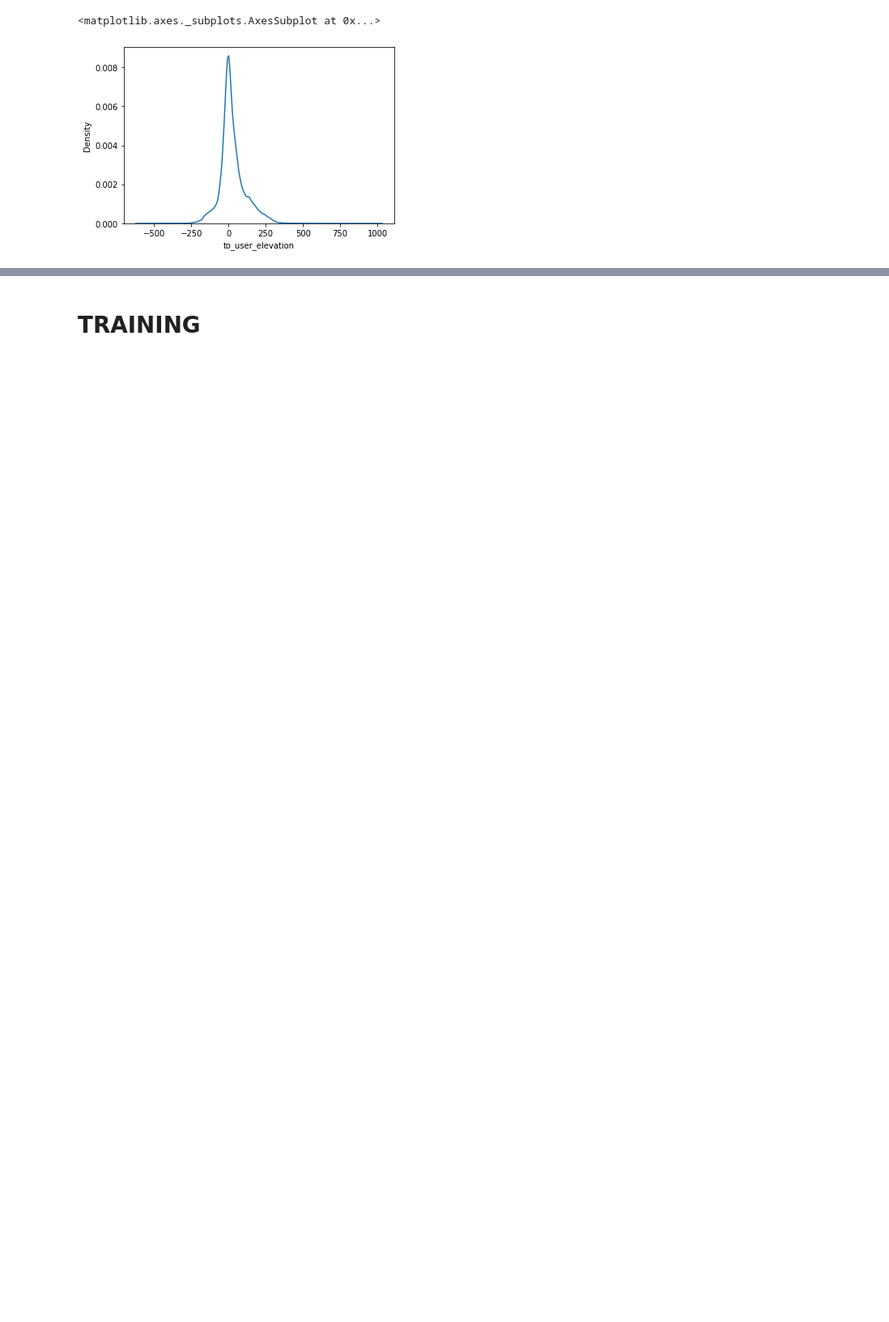
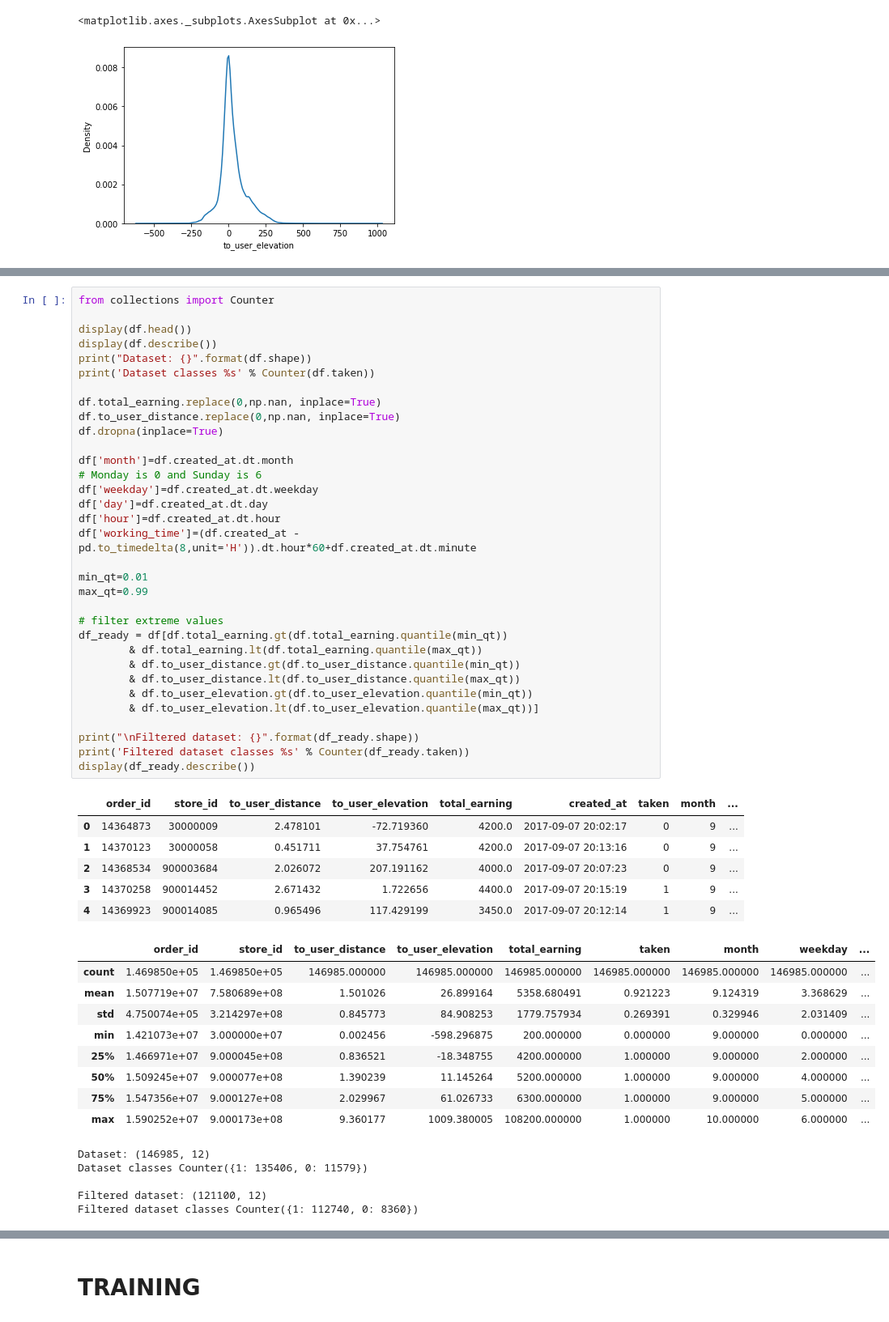
Before and after one commit to fuserkuba/OrderTaking, a Jupyter notebook: training/TakeOrderTraining.ipynb, the cells around one changed output, grey strips where cells are left out. Shown at 81% size. Cells and saved outputs as stored; diff of their text form; blank space fills up the shorter version.

```diff
--- a/training/TakeOrderTraining.ipynb
+++ b/training/TakeOrderTraining.ipynb
@@ -115,0 +97,54 @@ display(df.describe())
+# %%
+from collections import Counter
+
+display(df.head())
+display(df.describe())
+print("Dataset: {}".format(df.shape))
+print('Dataset classes %s' % Counter(df.taken))
+
+df.total_earning.replace(0,np.nan, inplace=True)
+df.to_user_distance.replace(0,np.nan, inplace=True)
+df.dropna(inplace=True)
+
+df['month']=df.created_at.dt.month
+# Monday is 0 and Sunday is 6
+df['weekday']=df.created_at.dt.weekday
+df['day']=df.created_at.dt.day
+df['hour']=df.created_at.dt.hour
+df['working_time']=(df.created_at - pd.to_timedelta(8,unit='H')).dt.hour*60+df.created_at.dt.minute
+
+min_qt=0.01
+max_qt=0.99
+
+# filter extreme values
+df_ready = df[df.total_earning.gt(df.total_earning.quantile(min_qt))
+        & df.total_earning.lt(df.total_earning.quantile(max_qt))
+        & df.to_user_distance.gt(df.to_user_distance.quantile(min_qt))
+        & df.to_user_distance.lt(df.to_user_distance.quantile(max_qt))
+        & df.to_user_elevation.gt(df.to_user_elevation.quantile(min_qt))
+        & df.to_user_elevation.lt(df.to_user_elevation.quantile(max_qt))]
+
+print("\nFiltered dataset: {}".format(df_ready.shape))
+print('Filtered dataset classes %s' % Counter(df_ready.taken))
+display(df_ready.describe())
+# %% [output]
+|  | order_id | store_id | to_user_distance | to_user_elevation | total_earning | created_at | taken | month | ... |
+| 0 | 14364873 | 30000009 | 2.478101 | -72.719360 | 4200.0 | 2017-09-07 20:02:17 | 0 | 9 | ... |
+| 1 | 14370123 | 30000058 | 0.451711 | 37.754761 | 4200.0 | 2017-09-07 20:13:16 | 0 | 9 | ... |
+| 2 | 14368534 | 900003684 | 2.026072 | 207.191162 | 4000.0 | 2017-09-07 20:07:23 | 0 | 9 | ... |
+| 3 | 14370258 | 900014452 | 2.671432 | 1.722656 | 4400.0 | 2017-09-07 20:15:19 | 1 | 9 | ... |
+| 4 | 14369923 | 900014085 | 0.965496 | 117.429199 | 3450.0 | 2017-09-07 20:12:14 | 1 | 9 | ... |
+|  | order_id | store_id | to_user_distance | to_user_elevation | total_earning | taken | month | weekday | ... |
+| count | 1.469850e+05 | 1.469850e+05 | 146985.000000 | 146985.000000 | 146985.000000 | 146985.000000 | 146985.000000 | 146985.000000 | ... |
+| mean | 1.507719e+07 | 7.580689e+08 | 1.501026 | 26.899164 | 5358.680491 | 0.921223 | 9.124319 | 3.368629 | ... |
+| std | 4.750074e+05 | 3.214297e+08 | 0.845773 | 84.908253 | 1779.757934 | 0.269391 | 0.329946 | 2.031409 | ... |
+| min | 1.421073e+07 | 3.000000e+07 | 0.002456 | -598.296875 | 200.000000 | 0.000000 | 9.000000 | 0.000000 | ... |
+| 25% | 1.466971e+07 | 9.000045e+08 | 0.836521 | -18.348755 | 4200.000000 | 1.000000 | 9.000000 | 2.000000 | ... |
+| 50% | 1.509245e+07 | 9.000077e+08 | 1.390239 | 11.145264 | 5200.000000 | 1.000000 | 9.000000 | 4.000000 | ... |
+| 75% | 1.547356e+07 | 9.000127e+08 | 2.029967 | 61.026733 | 6300.000000 | 1.000000 | 9.000000 | 5.000000 | ... |
+| max | 1.590252e+07 | 9.000173e+08 | 9.360177 | 1009.380005 | 108200.000000 | 1.000000 | 10.000000 | 6.000000 | ... |
+Dataset: (146985, 12)
+Dataset classes Counter({1: 135406, 0: 11579})
+
+Filtered dataset: (121100, 12)
+Filtered dataset classes Counter({1: 112740, 0: 8360})
```
Also changed, not shown: parts of 15 cells of this notebook.
